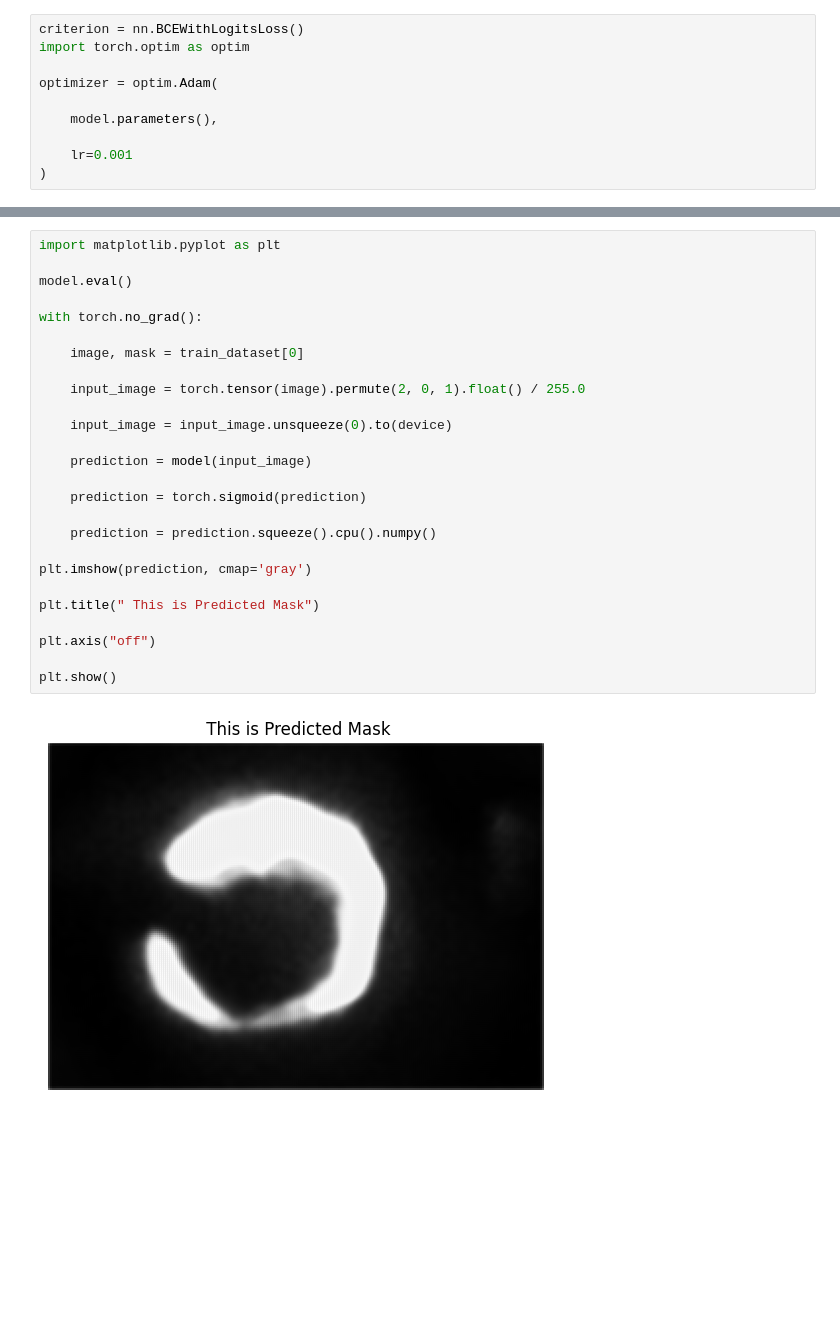
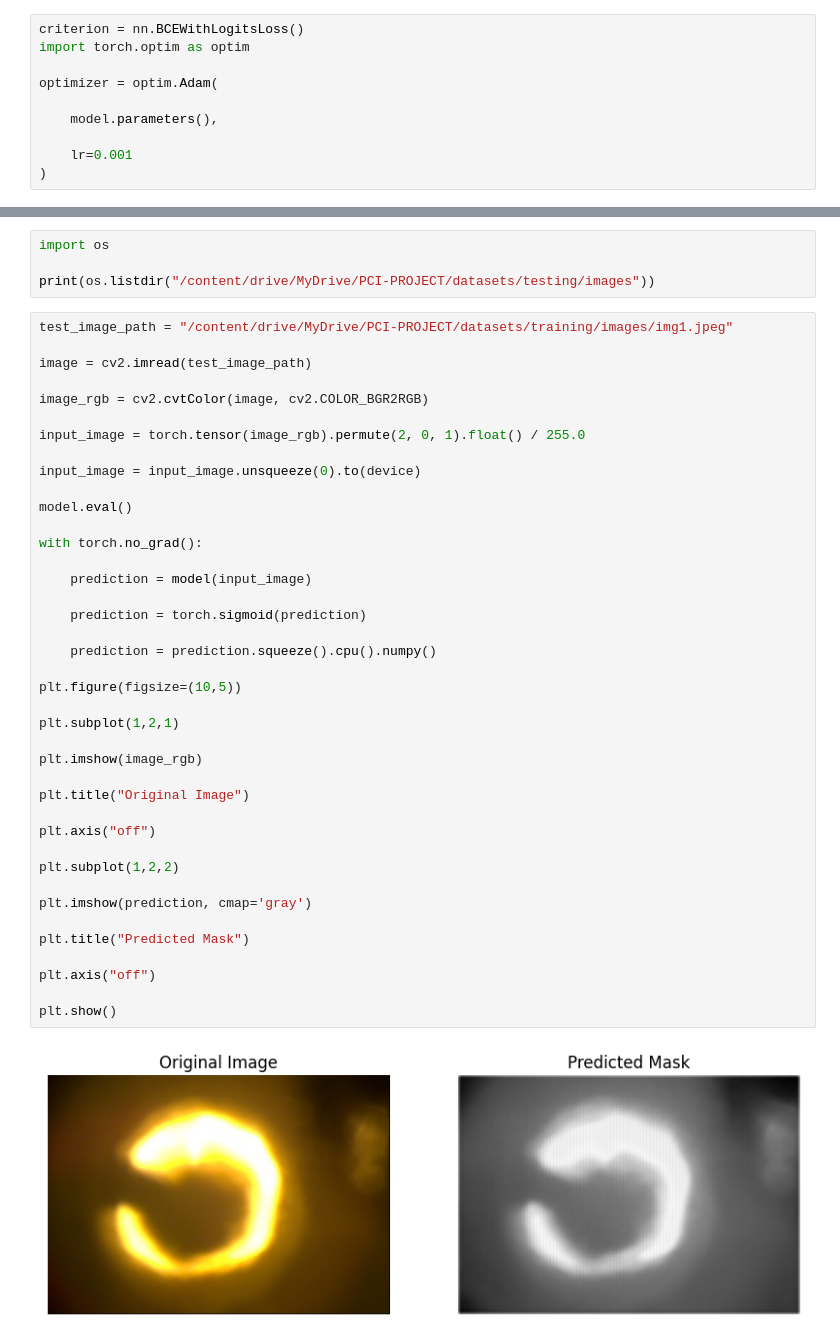
Before and after one commit to CodeWithSudhanshu/Industrial-Plume-Detection, a Jupyter notebook: PCI_Plume_Project.ipynb, the cells around one changed output, grey strips where cells are left out. Saved outputs shown, nothing was run; the diff lists cells and outputs as text; blank space fills up the shorter version.

```diff
--- a/PCI_Plume_Project.ipynb
+++ b/PCI_Plume_Project.ipynb
@@ -621,28 +767,46 @@ Loss: 0.2523336410522461
+# %%
+import os
+
+print(os.listdir("/content/drive/MyDrive/PCI-PROJECT/datasets/testing/images"))
 # %%
-import matplotlib.pyplot as plt
+test_image_path = "/content/drive/MyDrive/PCI-PROJECT/datasets/training/images/img1.jpeg"
+
+image = cv2.imread(test_image_path)
+
+image_rgb = cv2.cvtColor(image, cv2.COLOR_BGR2RGB)
+
+input_image = torch.tensor(image_rgb).permute(2, 0, 1).float() / 255.0
+
+input_image = input_image.unsqueeze(0).to(device)
 
 model.eval()
 
 with torch.no_grad():
-
-    image, mask = train_dataset[0]
-
-    input_image = torch.tensor(image).permute(2, 0, 1).float() / 255.0
-
-    input_image = input_image.unsqueeze(0).to(device)
 
     prediction = model(input_image)
 
     prediction = torch.sigmoid(prediction)
 
     prediction = prediction.squeeze().cpu().numpy()
 
+plt.figure(figsize=(10,5))
+
+plt.subplot(1,2,1)
+
+plt.imshow(image_rgb)
+
+plt.title("Original Image")
+
+plt.axis("off")
+
+plt.subplot(1,2,2)
+
 plt.imshow(prediction, cmap='gray')
 
-plt.title(" This is Predicted Mask")
+plt.title("Predicted Mask")
 
 plt.axis("off")
 
 plt.show()
 # %% [output]
-[figure, old version]
+[figure, new version]
```
Also changed, not shown: parts of 10 cells of this notebook.
